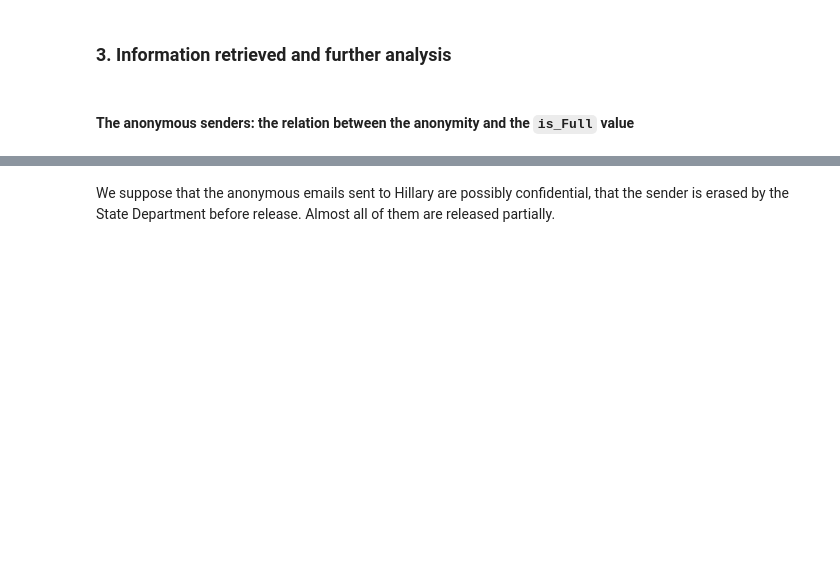
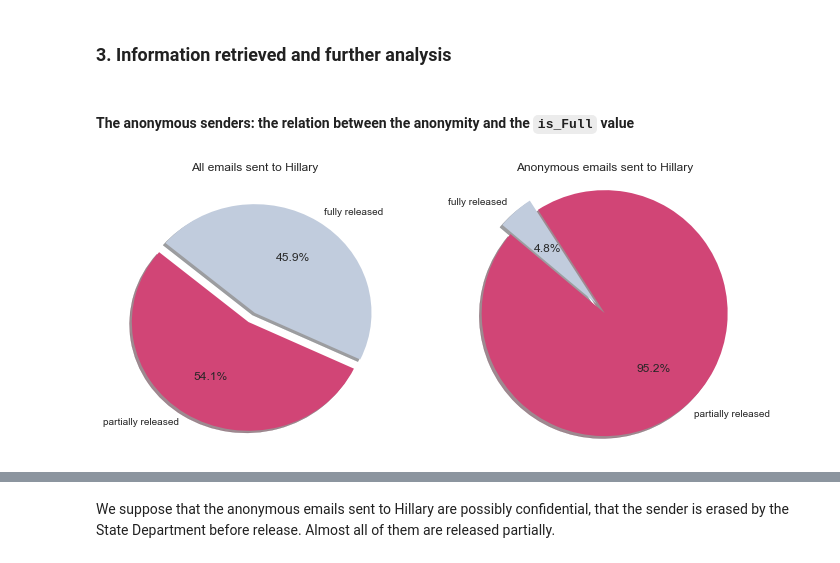
Before and after one commit to yusiZou/zalda, a Jupyter notebook: Secret-of-Clinton_version1.0.ipynb, the cells around one changed output, grey strips where cells are left out. Saved outputs shown, nothing was run; the diff lists cells and outputs as text; code cells hidden in the pictures; blank space fills up the shorter version.

Commit message:
Add chart and update gitignore

```diff
--- a/Secret-of-Clinton_version1.0.ipynb
+++ b/Secret-of-Clinton_version1.0.ipynb
@@ -361,20 +363,51 @@ An interesting observation: Huma Abedin, the person that receives the most email
 # %%
 # find all anonymous senders of Hillary's received emails
 empty_senders = []
 for index, row in emails_sb2H.iterrows():
     if math.isnan(row['From']):
         empty_senders.append((row['Id'], row['is_Full']))
 
 # find all partial emails
 emails_partial = emails_sb2H[emails_sb2H['is_Full'] == 0]
 
 # anonymous emails having partial content
 num_partial_anonymous = 0
 for _, full in empty_senders:
     if full == 0:
         num_partial_anonymous +=1
 
-print(f'There are in total {len(emails_sb2H)} emails written to Hillary and among them there are {len(emails_partial)} partially released emails. \n \
+
+num_sb2H = len(emails_sb2H)
+num_part = len(emails_partial)
+num_anon = len(empty_senders)
+num_partial_anonymous
+
+fig, ax = plt.subplots(ncols=2, figsize = (11.5,5))
+# Data to plot
+labels1 = 'partially released', 'fully released'
+sizes1 = [num_part, num_sb2H - num_part]
+labels2 = 'partially released', 'fully released'
+sizes2 = [num_anon, num_anon - num_partial_anonymous]
+colors = ['#d14576', '#c1ccdd']
+explode1 = (0.1, 0)  # explode 1st slice
+explode2 = (0.1, 0)
+
+# Plot
+plt.subplot(121)
+plt.pie(sizes1, explode=explode1, labels=labels1, colors=colors,
+        autopct='%1.1f%%', shadow=True, startangle=140)
+plt.title('All emails sent to Hillary')
+
+plt.subplot(122)
+plt.pie(sizes2, explode=explode2, labels=labels2, colors=colors,
+        autopct='%1.1f%%', shadow=True, startangle=140)
+plt.title('Anonymous emails sent to Hillary')
+
+plt.axis('equal')
+plt.show()
+
+print(f'There are in total {len(emails_sb2H)} emails written to Hillary and among them there are {len(emails_partial)} partially released emails. \n\
 There are also {len(empty_senders)} of emails written to Hillay having an anonymous sender, and among the the anonymous emails, {num_partial_anonymous} are partially released.')
 # %% [output]
+[figure, added]
 There are in total 5477 emails written to Hillary and among them there are 2961 partially released emails.
```
Also changed, not shown: parts of 3 cells of this notebook, 3 other files.
